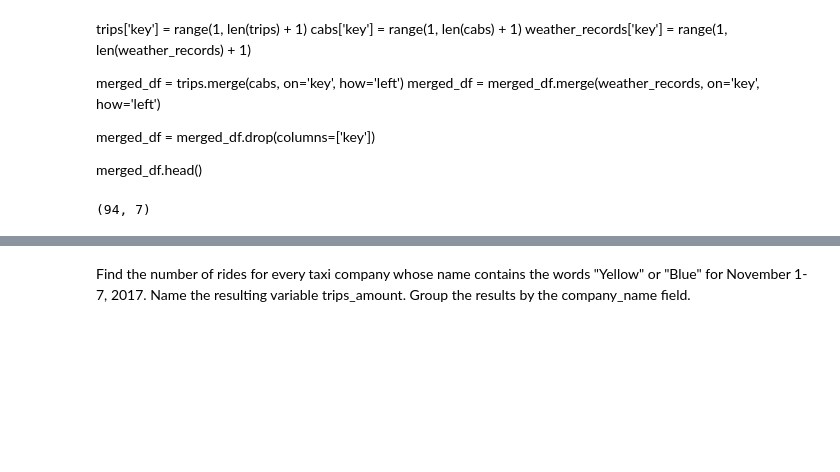
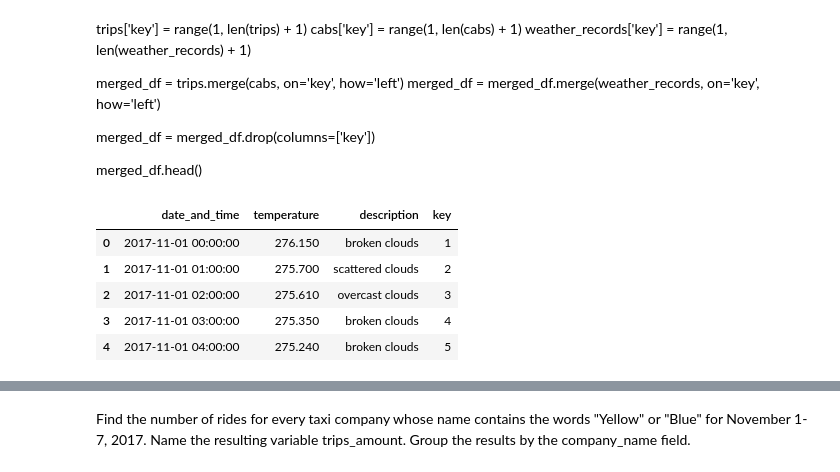
Before and after one commit to BLacuesta3/Sprint-6-Project, a Jupyter notebook: Sprint 6 Project.ipynb, the cells around one changed output, grey strips where cells are left out. Drawn from its saved outputs; the diff is of its cells as text; code cells hidden in the pictures; blank space fills up the shorter version.

```diff
--- a/Sprint 6 Project.ipynb
+++ b/Sprint 6 Project.ipynb
@@ -311,7 +322,16 @@ merged_df = merged_df.merge(weather_records, on='key', how='left')
 merged_df = merged_df.drop(columns=['key'])
 
 merged_df.head()
-# %%
-merged_df.shape
-# %% [output]
-(94, 7)
+# %%
+trips['key'] = range(1, len(trips) + 1)
+cabs['key'] = range(1, len(cabs) + 1)
+weather_records['key'] = range(1, len(weather_records) + 1)
+# %%
+weather_records.head()
+# %% [output]
+|  | date_and_time | temperature | description | key |
+| 0 | 2017-11-01 00:00:00 | 276.150 | broken clouds | 1 |
+| 1 | 2017-11-01 01:00:00 | 275.700 | scattered clouds | 2 |
+| 2 | 2017-11-01 02:00:00 | 275.610 | overcast clouds | 3 |
+| 3 | 2017-11-01 03:00:00 | 275.350 | broken clouds | 4 |
+| 4 | 2017-11-01 04:00:00 | 275.240 | broken clouds | 5 |
```
Also changed, not shown: parts of 19 cells of this notebook, 6 other files.
